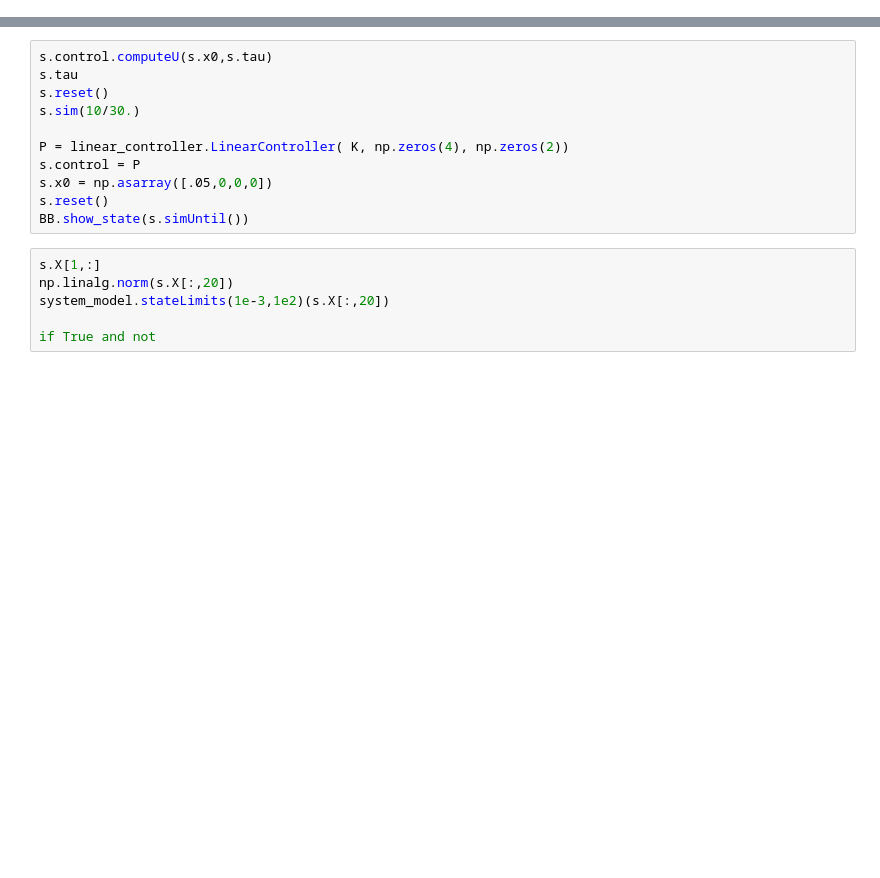
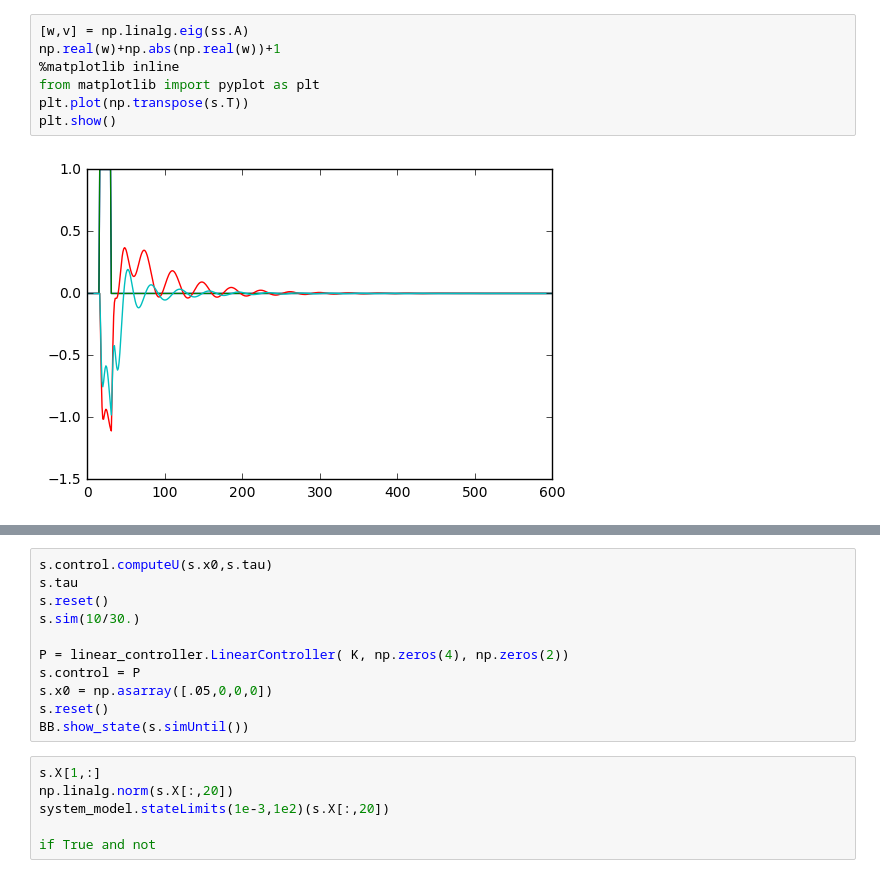
Before and after one commit to Ghost10001988/bb, a Jupyter notebook: bbnote.ipynb, the cells around one changed output, grey strips where cells are left out. Saved outputs shown, nothing was run; the diff lists cells and outputs as text; blank space fills up the shorter version.

```diff
--- a/bbnote.ipynb
+++ b/bbnote.ipynb
@@ -74,0 +116,9 @@ BB.show_state(show_mode(v[:,5]))
+# %%
+[w,v] = np.linalg.eig(ss.A)
+np.real(w)+np.abs(np.real(w))+1
+%matplotlib inline
+from matplotlib import pyplot as plt
+plt.plot(np.transpose(s.T))
+plt.show()
+# %% [output]
+[figure, added]
```
Also changed, not shown: parts of 8 cells of this notebook, 6 other files.
